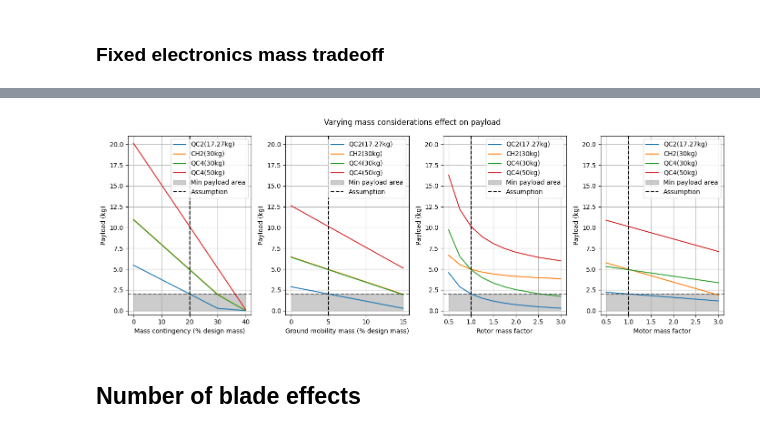
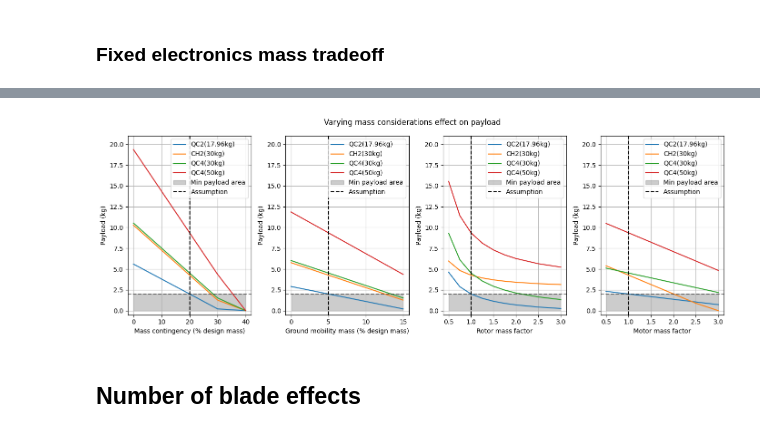
Before and after one commit to bened-wards/multimodal_mars_sampler, a Jupyter notebook: analysis.ipynb, the cells around one changed output, grey strips where cells are left out. Drawn from its saved outputs; the diff is of its cells as text; code cells hidden in the pictures.

```diff
--- a/analysis.ipynb
+++ b/analysis.ipynb
@@ -125,7 +127,7 @@ Purpose:
 - helpful to explore how incorrect assumption of lander accuracy could be overcome
 # %%
 MIN_PAYLOAD = 2
-quad_coaxial2_min_mass = 17.27
+quad_coaxial2_min_mass = 17.96
 elbow_design_mass = 30
 max_design_mass = 50
 
@@ -223,11 +225,11 @@ fig, (ax1,ax2,ax3,ax4) = plt.subplots(1, 4, figsize=(14,5))
 design_mass = 50
 MAX_DIAMETER = 1000
 contingencies = [0, 0.1, 0.2, 0.3, 0.4]
-quad_coaxial2_min_mass = 17.27
+quad_coaxial2_min_mass = 17.96
 elbow_design_mass = 30
 max_design_mass = 50
 coaxial2 = CoaxialRotorcraft("CH2(30kg)", 2, 2, mission_scenario, design_constraints, design_assumptions)
-quad_coaxial2 = CoaxialRotorcraft("QC2(17.27kg)", 8, 2, mission_scenario, design_constraints, design_assumptions)
+quad_coaxial2 = CoaxialRotorcraft(f"QC2({quad_coaxial2_min_mass:.2f}kg)", 8, 2, mission_scenario, design_constraints, design_assumptions)
 quad_coaxial4 = CoaxialRotorcraft("QC4(30kg)", 8, 4, mission_scenario, design_constraints, design_assumptions)
 quad_coaxial4_max = CoaxialRotorcraft("QC4(50kg)", 8, 4, mission_scenario, design_constraints, design_assumptions)
 aircrafts = [quad_coaxial2, coaxial2, quad_coaxial4, quad_coaxial4_max]
@@ -240,7 +242,7 @@ payloads_data = {aircraft.name: [] for aircraft in aircrafts}
 for contingency in contingencies:
     design_constraints.CONTINGENCY_WEIGHT_FACTOR = contingency
     coaxial2 = CoaxialRotorcraft("CH2(30kg)", 2, 2, mission_scenario, design_constraints, design_assumptions)
-    quad_coaxial2 = CoaxialRotorcraft("QC2(17.27kg)", 8, 2, mission_scenario, design_constraints, design_assumptions)
+    quad_coaxial2 = CoaxialRotorcraft(f"QC2({quad_coaxial2_min_mass:.2f}kg)", 8, 2, mission_scenario, design_constraints, design_assumptions)
     quad_coaxial4 = CoaxialRotorcraft("QC4(30kg)", 8, 4, mission_scenario, design_constraints, design_assumptions)
     quad_coaxial4_max = CoaxialRotorcraft("QC4(50kg)", 8, 4, mission_scenario, design_constraints, design_assumptions)
     aircrafts = [quad_coaxial2, coaxial2, quad_coaxial4, quad_coaxial4_max]
@@ -270,7 +272,7 @@ payloads_data = {aircraft.name: [] for aircraft in aircrafts}
 for gm_prop in gm_props:
     design_assumptions.GROUND_MOBILITY_MASS_PROPORTION = gm_prop
     coaxial2 = CoaxialRotorcraft("CH2(30kg)", 2, 2, mission_scenario, design_constraints, design_assumptions)
-    quad_coaxial2 = CoaxialRotorcraft("QC2(17.27kg)", 8, 2, mission_scenario, design_constraints, design_assumptions)
+    quad_coaxial2 = CoaxialRotorcraft(f"QC2({quad_coaxial2_min_mass:.2f}kg)", 8, 2, mission_scenario, design_constraints, design_assumptions)
     quad_coaxial4 = CoaxialRotorcraft("QC4(30kg)", 8, 4, mission_scenario, design_constraints, design_assumptions)
     quad_coaxial4_max = CoaxialRotorcraft("QC4(50kg)", 8, 4, mission_scenario, design_constraints, design_assumptions)
     aircrafts = [quad_coaxial2, coaxial2, quad_coaxial4, quad_coaxial4_max]
@@ -299,7 +301,7 @@ payloads_data = {aircraft.name: [] for aircraft in aircrafts}
 for rotor_mass_factor in rotor_mass_factors:
     design_assumptions.ROTOR_MASS_FACTOR = rotor_mass_factor
     coaxial2 = CoaxialRotorcraft("CH2(30kg)", 2, 2, mission_scenario, design_constraints, design_assumptions)
-    quad_coaxial2 = CoaxialRotorcraft("QC2(17.27kg)", 8, 2, mission_scenario, design_constraints, design_assumptions)
+    quad_coaxial2 = CoaxialRotorcraft(f"QC2({quad_coaxial2_min_mass:.2f}kg)", 8, 2, mission_scenario, design_constraints, design_assumptions)
     quad_coaxial4 = CoaxialRotorcraft("QC4(30kg)", 8, 4, mission_scenario, design_constraints, design_assumptions)
     quad_coaxial4_max = CoaxialRotorcraft("QC4(50kg)", 8, 4, mission_scenario, design_constraints, design_assumptions)
     aircrafts = [quad_coaxial2, coaxial2, quad_coaxial4, quad_coaxial4_max]
@@ -328,38 +330,38 @@ payloads_data = {aircraft.name: [] for aircraft in aircrafts}
 for motor_mass_factor in motor_mass_factors:
     design_assumptions.MOTOR_MASS_FACTOR = motor_mass_factor
     coaxial2 = CoaxialRotorcraft("CH2(30kg)", 2, 2, mission_scenario, design_constraints, design_assumptions)
-    quad_coaxial2 = CoaxialRotorcraft("QC2(17.27kg)", 8, 2, mission_scenario, design_constraints, design_assumptions)
+    quad_coaxial2 = CoaxialRotorcraft(f"QC2({quad_coaxial2_min_mass:.2f}kg)", 8, 2, mission_scenario, design_constraints, design_assumptions)
     quad_coaxial4 = CoaxialRotorcraft("QC4(30kg)", 8, 4, mission_scenario, design_constraints, design_assumptions)
     quad_coaxial4_max = CoaxialRotorcraft("QC4(50kg)", 8, 4, mission_scenario, design_constraints, design_assumptions)
     aircrafts = [quad_coaxial2, coaxial2, quad_coaxial4, quad_coaxial4_max]
     payloads = []
     for design_mass, aircraft in zip(masses, aircrafts):
         try:
             payload = aircraft.calc_and_verify_initial_design(design_mass)
         except ValueError:
             payload = 0
         payloads.append(payload)
     for i, payload in enumerate(payloads):
         payloads_data[aircrafts[i].name].append(payload)
 for name, payloads in payloads_data.items():
     ax4.plot(motor_mass_factors, payloads, label=f"{name}")
 ax4.axhline(y=2, color='black', linestyle='--', alpha=0.5)
 ax4.fill_between(motor_mass_factors, 2, color='black', alpha=0.2, label="Min payload area")
 ax4.axvline(x=1.0, color='black', linestyle='--', label="Assumption")
 ax4.set_xlabel("Motor mass factor")
 ax4.set_ylabel("Payload (kg)")
 ax4.grid(True)
 ax4.legend()
 
 ax1.set_ylim(-0.5,21)
 ax2.set_ylim(-0.5,21)
 ax3.set_ylim(-0.5,21)
 ax4.set_ylim(-0.5,21)
 plt.suptitle("Varying mass considerations effect on payload")
 plt.tight_layout()
 plt.show()
 # %% [output]
-[figure, old version]
+[figure, new version]
 # %% [markdown]
 ## Number of blade effects
 # %%
```
Also changed, not shown: parts of 12 cells of this notebook, 5 other files.
